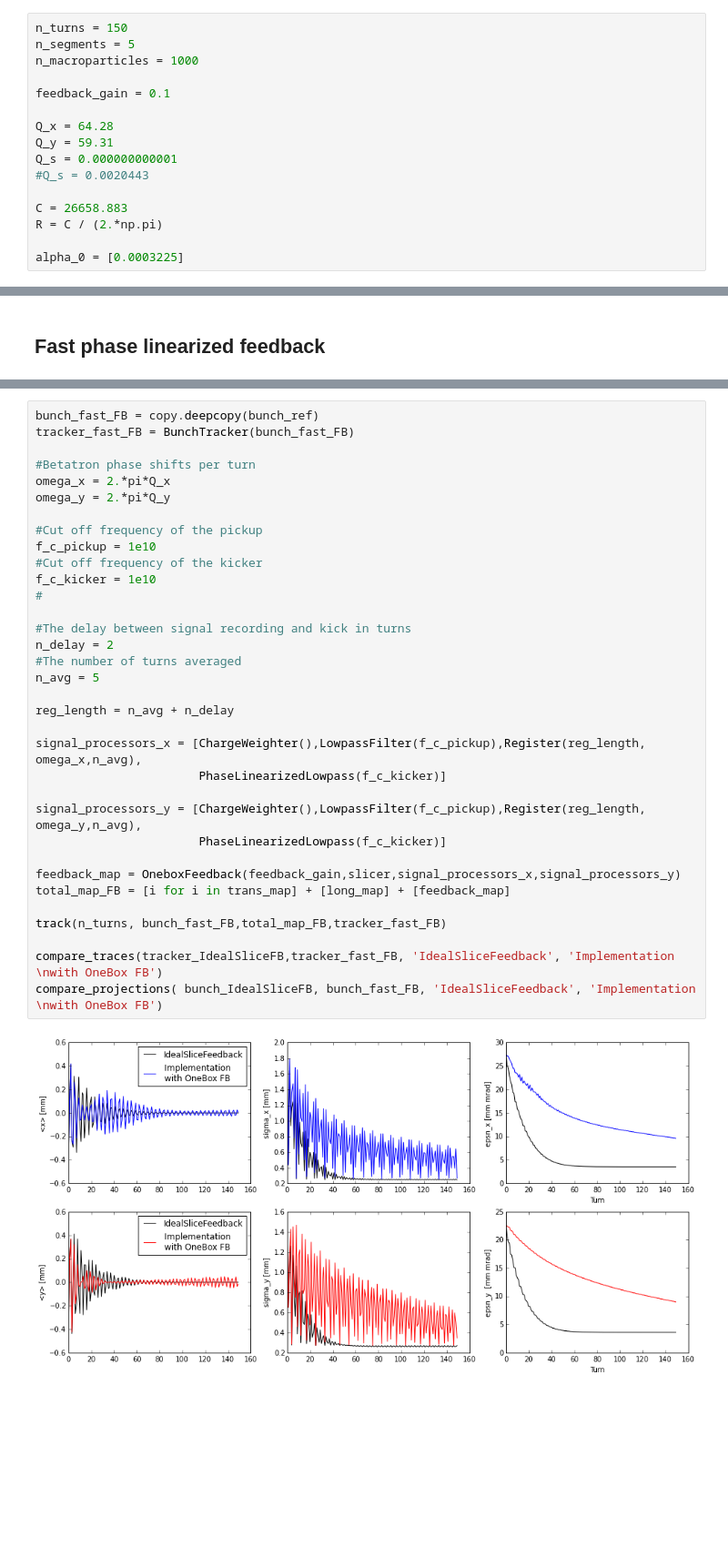
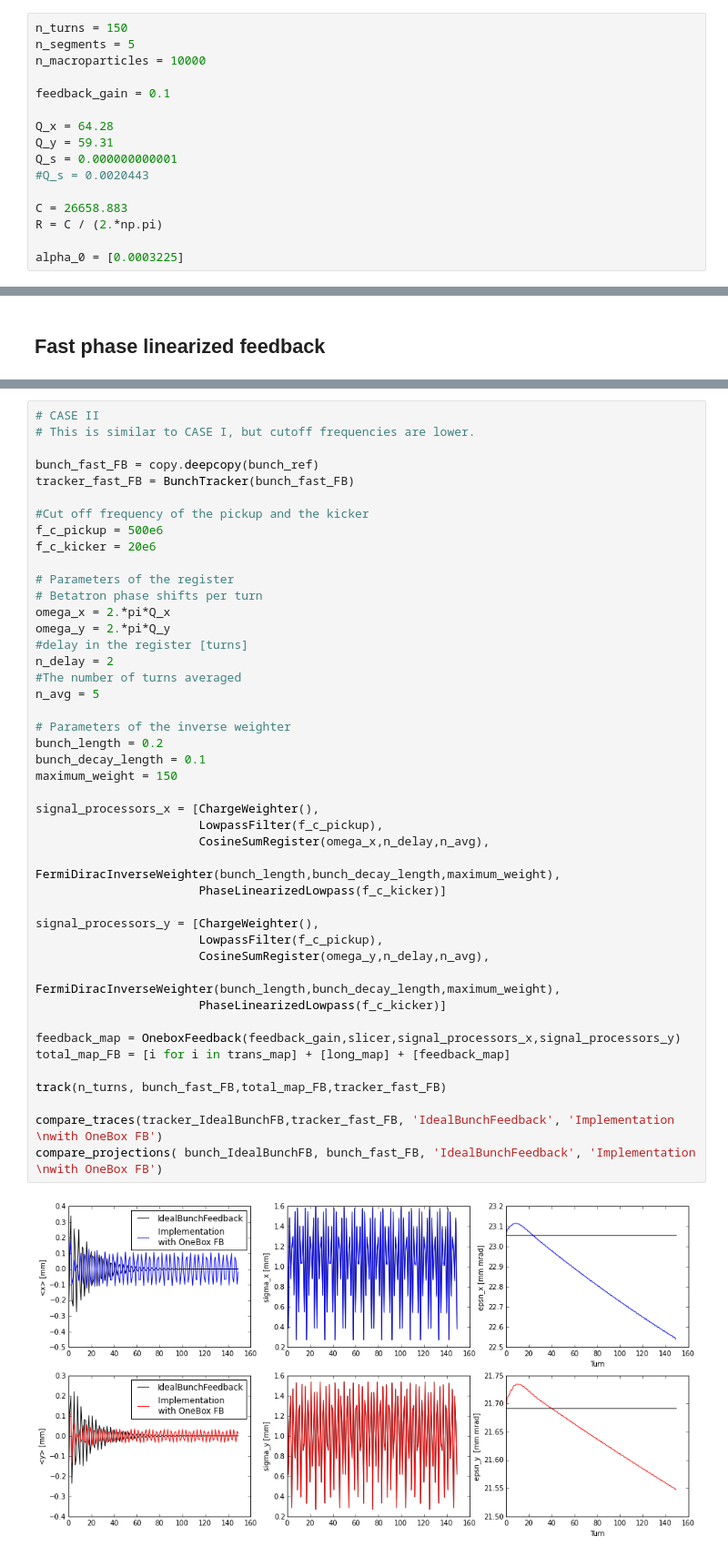
Before and after one commit to jkomppula/PyHEADTAIL_feedback, a Jupyter notebook: interactive-tests/realistic_feedback_test.ipynb, the cells around one changed output, grey strips where cells are left out. Shown at 91% size. Drawn from its saved outputs; the diff is of its cells as text; blank space fills up the shorter version.

```diff
--- a/interactive-tests/realistic_feedback_test.ipynb
+++ b/interactive-tests/realistic_feedback_test.ipynb
@@ -169,7 +170,7 @@ def compare_projections(bunch_0, bunch_1,label_0,label_1):
 # %%
 n_turns = 150
 n_segments = 5
-n_macroparticles = 1000
+n_macroparticles = 10000
 
 feedback_gain = 0.1
 
@@ -244,36 +305,46 @@ track(n_turns, bunch_IdealSliceFB,total_map_FB,tracker_IdealSliceFB)
 # %%
+# CASE II
+# This is similar to CASE I, but cutoff frequencies are lower.
+
 bunch_fast_FB = copy.deepcopy(bunch_ref)
 tracker_fast_FB = BunchTracker(bunch_fast_FB)
 
-#Betatron phase shifts per turn
+#Cut off frequency of the pickup and the kicker
+f_c_pickup = 500e6
+f_c_kicker = 20e6
+
+# Parameters of the register
+# Betatron phase shifts per turn
 omega_x = 2.*pi*Q_x
 omega_y = 2.*pi*Q_y
-
-#Cut off frequency of the pickup
-f_c_pickup = 1e10
-#Cut off frequency of the kicker
-f_c_kicker = 1e10
-#
-
-#The delay between signal recording and kick in turns
+#delay in the register [turns]
 n_delay = 2
 #The number of turns averaged
 n_avg = 5
 
-reg_length = n_avg + n_delay
+# Parameters of the inverse weighter
+bunch_length = 0.2
+bunch_decay_length = 0.1
+maximum_weight = 150
 
-signal_processors_x = [ChargeWeighter(),LowpassFilter(f_c_pickup),Register(reg_length, omega_x,n_avg),
+signal_processors_x = [ChargeWeighter(),
+                       LowpassFilter(f_c_pickup),
+                       CosineSumRegister(omega_x,n_delay,n_avg),
+                       FermiDiracInverseWeighter(bunch_length,bunch_decay_length,maximum_weight),
                        PhaseLinearizedLowpass(f_c_kicker)]
 
-signal_processors_y = [ChargeWeighter(),LowpassFilter(f_c_pickup),Register(reg_length, omega_y,n_avg),
+signal_processors_y = [ChargeWeighter(),
+                       LowpassFilter(f_c_pickup),
+                       CosineSumRegister(omega_y,n_delay,n_avg),
+                       FermiDiracInverseWeighter(bunch_length,bunch_decay_length,maximum_weight),
                        PhaseLinearizedLowpass(f_c_kicker)]
 
 feedback_map = OneboxFeedback(feedback_gain,slicer,signal_processors_x,signal_processors_y)
 total_map_FB = [i for i in trans_map] + [long_map] + [feedback_map]
 
 track(n_turns, bunch_fast_FB,total_map_FB,tracker_fast_FB)
 
-compare_traces(tracker_IdealSliceFB,tracker_fast_FB, 'IdealSliceFeedback', 'Implementation \nwith OneBox FB')
-compare_projections( bunch_IdealSliceFB, bunch_fast_FB, 'IdealSliceFeedback', 'Implementation \nwith OneBox FB')
+compare_traces(tracker_IdealBunchFB,tracker_fast_FB, 'IdealBunchFeedback', 'Implementation \nwith OneBox FB')
+compare_projections( bunch_IdealBunchFB, bunch_fast_FB, 'IdealBunchFeedback', 'Implementation \nwith OneBox FB')
 # %% [output]
-[figure, old version]
+[figure, new version]
```
Also changed, not shown: parts of 4 cells of this notebook, 1 other file.
